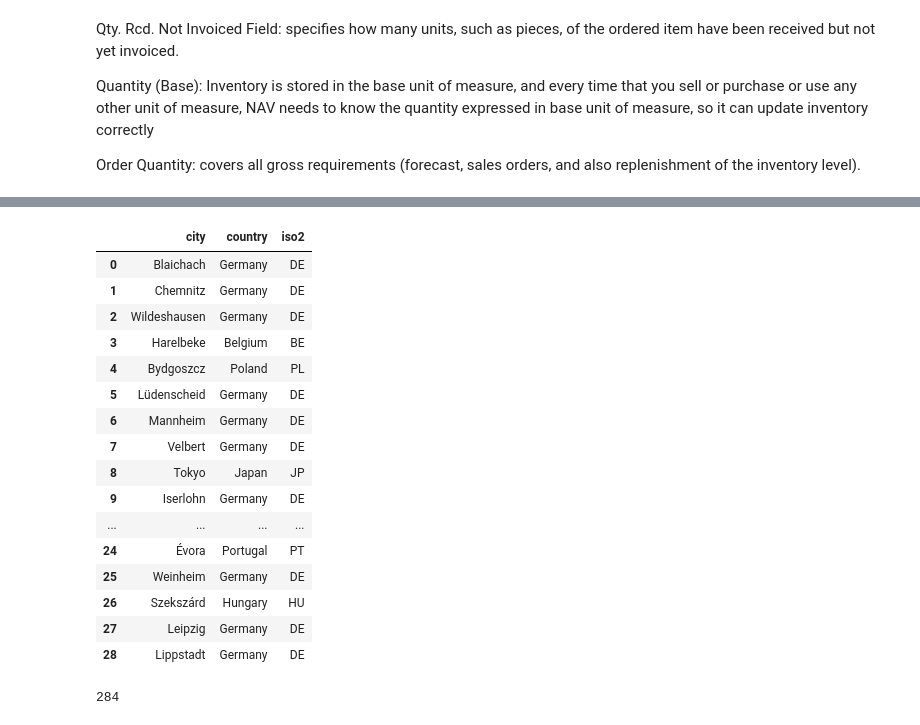
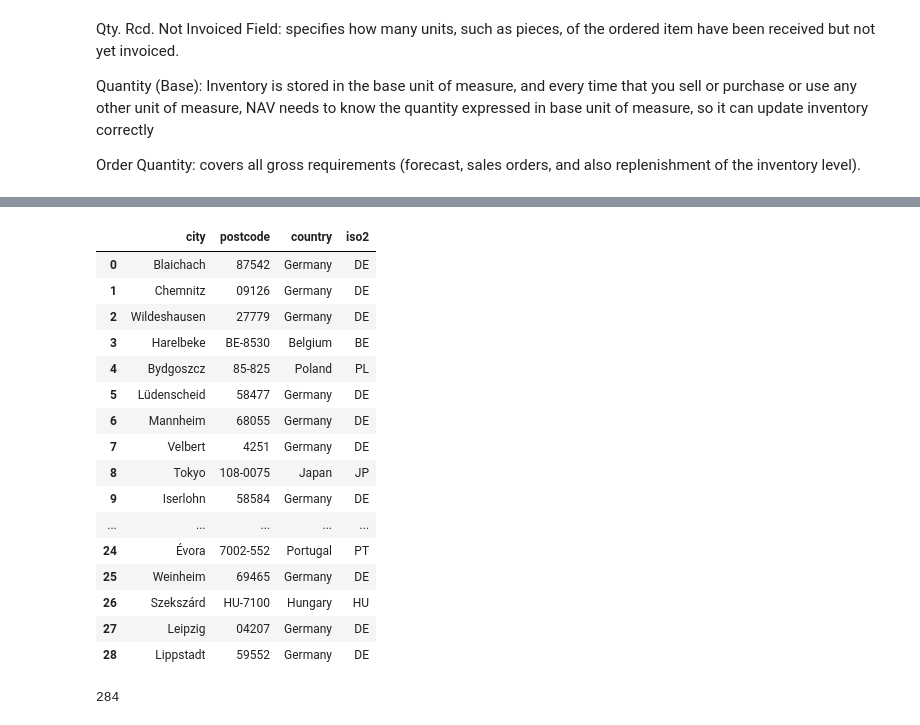
Before and after one commit to virginiaperdomoc/Delivery-Performance-Dashboard, a Jupyter notebook: deliveries wrangling.ipynb, the cells around one changed output, grey strips where cells are left out. Saved outputs shown, nothing was run; the diff lists cells and outputs as text; code cells hidden in the pictures.

```diff
--- a/lieferzeile.ipynb
+++ b/deliveries wrangling.ipynb
@@ -173,6 +169,6 @@ deliveries.shape
 # %%
 # typecast
 deliveries = deliveries.astype({'order_date': 'datetime64','posting_date': 'datetime64','promised_date': 'datetime64',
-'delivery_date': 'datetime64','requested_date': 'datetime64','expected_date':'datetime64','qty_invoiced': 'int64','order_qty': 'int64','qty_rcd_not_invoiced': 'int64'})
+'delivery_date': 'datetime64','requested_date': 'datetime64','expected_date':'datetime64'})
 deliveries.dtypes
 # %% [output]
@@ -293,0 +240,14 @@ de_postcodes.head()
+# %%
+# uploading file with postcode, longitude and latitude location data
+de_cities = pd.read_csv(r'PLZ.csv', on_bad_lines='skip', sep=';') # Source: https://launix.de/launix/launix-gibt-plz-datenbank-frei/
+# creating header
+header = ['postcode', 'city', 'longitude', 'latitude']
+# converting dataframe to csv
+de_cities.to_csv("de_cities.csv", header=header, index=False)
+# display modified csv file
+de_cities = pd.read_csv("de_cities.csv")
+de_cities.head()
+# add a country column with Germany as a value
+de_cities['country']='Germany'
+de_cities = de_cities.astype({'postcode': 'str'})
+de_cities.head()
@@ -294,8 +261,6 @@ de_postcodes.head()
 # %%
-# we merge deliveries and de_postcode dataframes on postcode
-# drop duplicated column city_y and copy country column
-joined_df=pd.merge(deliveries,de_postcodes, on="postcode", how="left").drop(columns="city_y").rename(columns={"city_x": "city", "country":"country2"})
-joined_df.insert(4, 'country',joined_df["country2"])
-joined_df=joined_df.drop(columns="country2")
+# we merge deliveries and de_cities dataframes on postcode
+# drop duplicated column city_y
+joined_df=pd.merge(deliveries,de_cities, on="postcode", how="left").drop(columns="city_y").rename(columns={"city_x": "city"})
 joined_df.head()
 # %% [output]
@@ -307,0 +273,5 @@ joined_df.head()
+# %%
+# reorganize columns
+joined_df = joined_df[['vendor_no', 'vendor_name', 'order_no','delivery_no', 'city', 'postcode','country','longitude', 'latitude','expected_date',
+'order_date', 'posting_date', 'promised_date', 'requested_date', 'delivery_date']]
+joined_df.head()
@@ -308,32 +285,32 @@ joined_df.head()
 # %%
-# let's verify the rows with NaN values in the country column and try to fill them up with the cities dataframe
-is_NaN = joined_df[["city", "country"]].isnull()
-row_has_NaN = is_NaN.any(axis=1)
-rows_with_NaN = joined_df[row_has_NaN]
-rows_with_NaN=rows_with_NaN[["city", "country"]].reset_index(drop=True)
-rows_with_NaN
+# let's verify the rows with NaN values in the country column and try to fill them up with the world dataframe
+is_nan = joined_df[["city", "postcode","country"]].isnull()
+row_has_nan = is_nan.any(axis=1)
+rows_with_nan = joined_df[row_has_nan]
+rows_with_nan=rows_with_nan[["city", "postcode","country"]].drop_duplicates(keep='first').reset_index(drop=True)
+rows_with_nan
 
 # create new_countries dataframe with the rows where a country was assigned
-new_countries=pd.merge(rows_with_NaN,cities, on="city", how="left").drop(columns="country_x").rename(columns={"country_y":"country"}).dropna().drop_duplicates(keep='first').reset_index(drop=True)
+new_countries=pd.merge(rows_with_nan,world, on="city", how="left").drop(columns="country_x").rename(columns={"country_y":"country"}).dropna().drop_duplicates(keep='first').reset_index(drop=True)
 new_countries
 # %% [output]
-|  | city | country | iso2 |
-| 0 | Blaichach | Germany | DE |
-| 1 | Chemnitz | Germany | DE |
-| 2 | Wildeshausen | Germany | DE |
-| 3 | Harelbeke | Belgium | BE |
-| 4 | Bydgoszcz | Poland | PL |
-| 5 | Lüdenscheid | Germany | DE |
-| 6 | Mannheim | Germany | DE |
-| 7 | Velbert | Germany | DE |
-| 8 | Tokyo | Japan | JP |
-| 9 | Iserlohn | Germany | DE |
-| ... | ... | ... | ... |
-| 24 | Évora | Portugal | PT |
-| 25 | Weinheim | Germany | DE |
-| 26 | Szekszárd | Hungary | HU |
-| 27 | Leipzig | Germany | DE |
-| 28 | Lippstadt | Germany | DE |
+|  | city | postcode | country | iso2 |
+| 0 | Blaichach | 87542 | Germany | DE |
+| 1 | Chemnitz | 09126 | Germany | DE |
+| 2 | Wildeshausen | 27779 | Germany | DE |
+| 3 | Harelbeke | BE-8530 | Belgium | BE |
+| 4 | Bydgoszcz | 85-825 | Poland | PL |
+| 5 | Lüdenscheid | 58477 | Germany | DE |
+| 6 | Mannheim | 68055 | Germany | DE |
+| 7 | Velbert | 4251 | Germany | DE |
+| 8 | Tokyo | 108-0075 | Japan | JP |
+| 9 | Iserlohn | 58584 | Germany | DE |
+| ... | ... | ... | ... | ... |
+| 24 | Évora | 7002-552 | Portugal | PT |
+| 25 | Weinheim | 69465 | Germany | DE |
+| 26 | Szekszárd | HU-7100 | Hungary | HU |
+| 27 | Leipzig | 04207 | Germany | DE |
+| 28 | Lippstadt | 59552 | Germany | DE |
 # %%
 #check for null values
 joined_df.country.isnull().sum()
```
Also changed, not shown: parts of 32 cells of this notebook, 6 other files.
